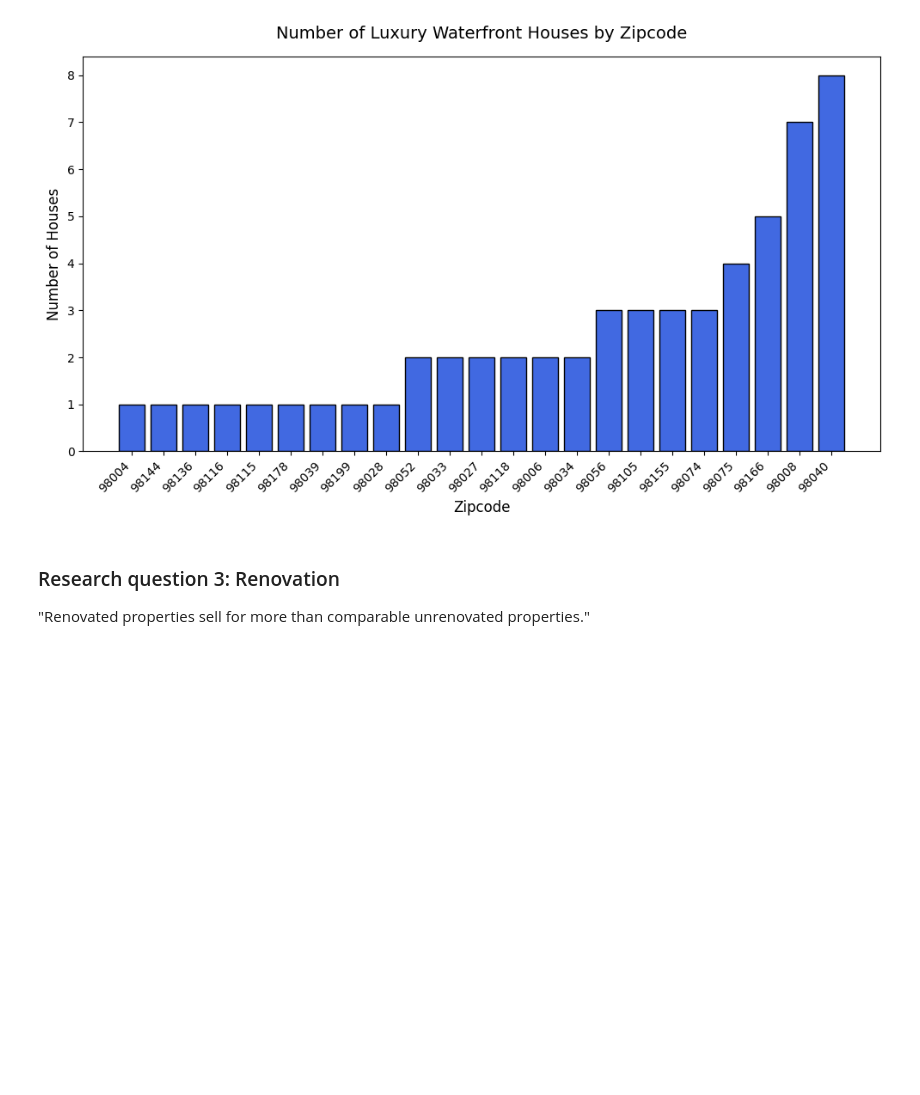
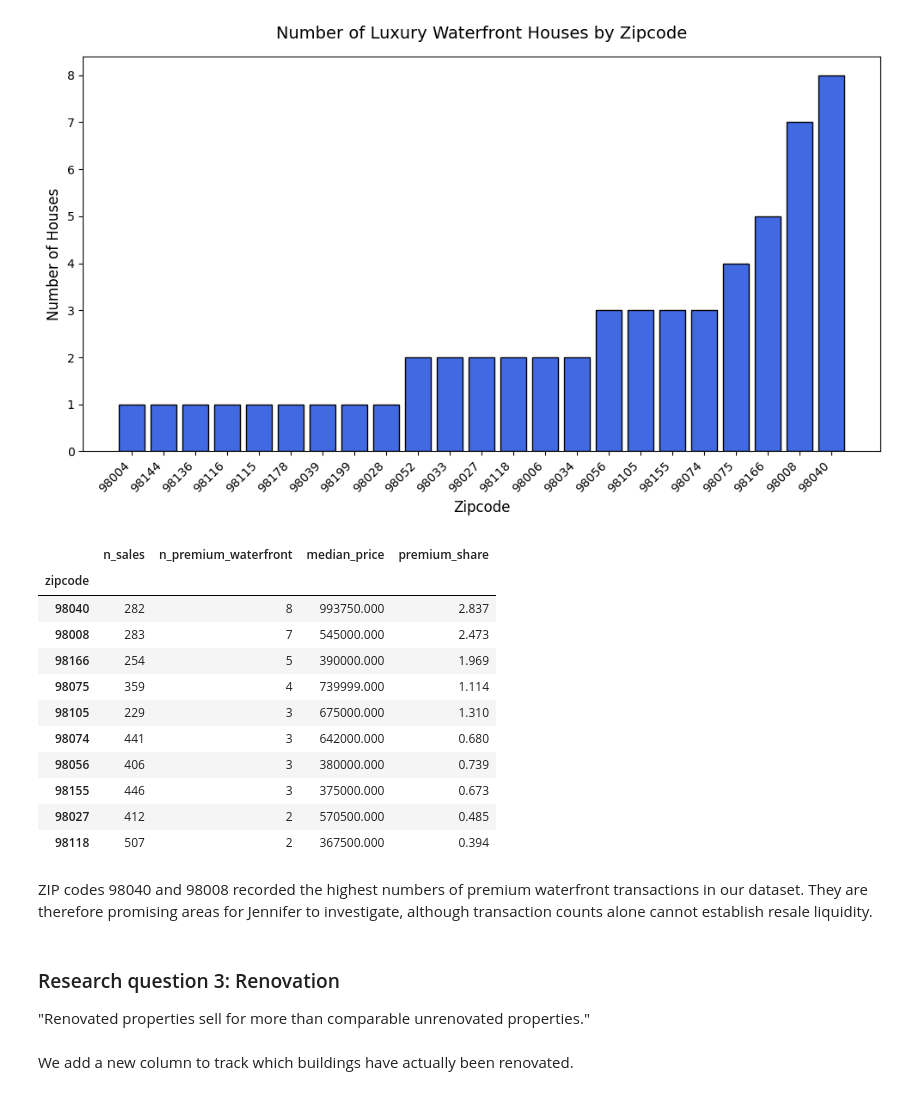
Before and after one commit to leopardb/ds-eda-project, a Jupyter notebook: 04_eda.ipynb, the cells around one changed output. Saved outputs shown, nothing was run; the diff lists cells and outputs as text; code cells hidden in the pictures; blank space fills up the shorter version.

```diff
--- a/04_eda.ipynb
+++ b/04_eda.ipynb
@@ -438,7 +467,46 @@ plt.tight_layout()
 plt.show()
 # %% [output]
 [figure]
+# %%
+df["premium_waterfront"] = (
+    (df["waterfront"] == True) &
+    (df["grade"] >= 10)
+)
+
+zipcode_stats = df.groupby("zipcode").agg(
+    n_sales=("price", "count"),
+    n_premium_waterfront=("premium_waterfront", "sum"),
+    median_price=("price", "median")
+)
+
+zipcode_stats["premium_share"] = (
+    zipcode_stats["n_premium_waterfront"]
+    / zipcode_stats["n_sales"]
+    * 100
+)
+
+zipcode_stats.sort_values(
+    by="n_premium_waterfront",
+    ascending=False
+).head(10)
+# %% [output]
+|  | n_sales | n_premium_waterfront | median_price | premium_share |
+| zipcode |  |  |  |  |
+| 98040 | 282 | 8 | 993750.000 | 2.837 |
+| 98008 | 283 | 7 | 545000.000 | 2.473 |
+| 98166 | 254 | 5 | 390000.000 | 1.969 |
+| 98075 | 359 | 4 | 739999.000 | 1.114 |
+| 98105 | 229 | 3 | 675000.000 | 1.310 |
+| 98074 | 441 | 3 | 642000.000 | 0.680 |
+| 98056 | 406 | 3 | 380000.000 | 0.739 |
+| 98155 | 446 | 3 | 375000.000 | 0.673 |
+| 98027 | 412 | 2 | 570500.000 | 0.485 |
+| 98118 | 507 | 2 | 367500.000 | 0.394 |
+# %% [markdown]
+ZIP codes 98040 and 98008 recorded the highest numbers of premium waterfront transactions in our dataset. They are therefore promising areas for Jennifer to investigate, although transaction counts alone cannot establish resale liquidity.
 # %% [markdown]
 ### Research question 3: Renovation
 
 "Renovated properties sell for more than comparable unrenovated properties."
+# %% [markdown]
+We add a new column to track which buildings have actually been renovated.
```
Also changed, not shown: parts of 14 cells of this notebook.
